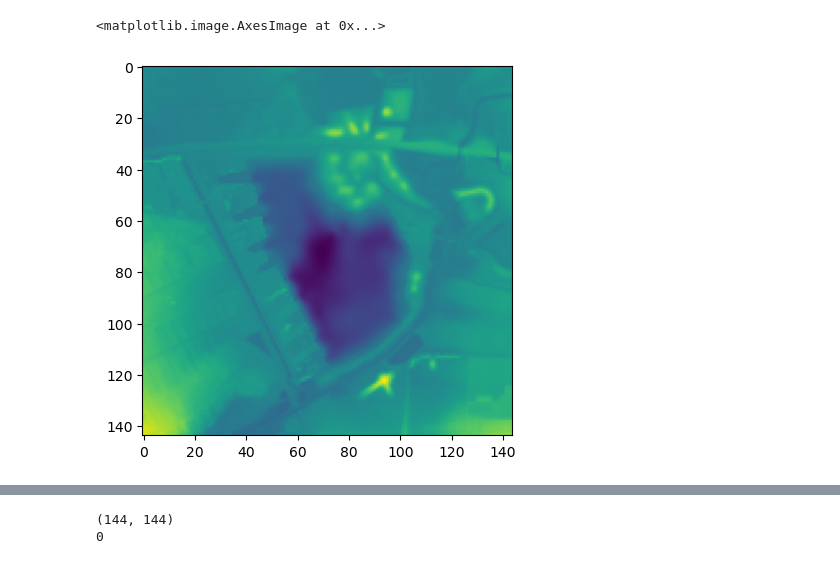
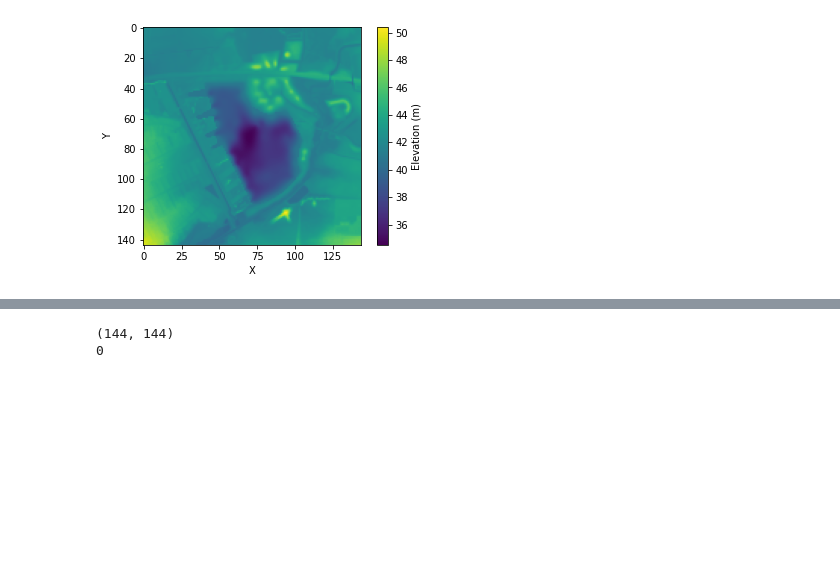
Before and after one commit to KennethTM/autoencoder-for-lake-bathymetry, a Jupyter notebook: Example notebook.ipynb, the cells around one changed output, grey strips where cells are left out. Drawn from its saved outputs; the diff is of its cells as text; code cells hidden in the pictures; blank space fills up the shorter version.

```diff
--- a/Example notebook.ipynb
+++ b/Example notebook.ipynb
@@ -51,12 +35,24 @@ with rio.open(lake_2_path, 'r') as src:
 with rio.open(mask_2_path, 'r') as src:
     mask = src.read(1)
     mask[mask == -9999] = 0 #Replace raster nodata value (-9999) with 0
+# %%
+#Define function for plotting
+def plot_grid(img):
+    fig, ax = plt.subplots()
+
+    shw = ax.imshow(img)
+
+    bar = plt.colorbar(shw)
+
+    plt.xlabel('X')
+    plt.ylabel('Y')
+    bar.set_label('Elevation (m)')
+    plt.show()
 # %%
 #Plot dem and lake bathymetry
-plt.imshow(lake)
+plot_grid(lake)
 # %% [output]
-<matplotlib.image.AxesImage at 0x...>
-[figure, old version]
+[figure, new version]
 # %%
 #Plot lake bathymetry
 lake_mask = lake * mask
```
Also changed, not shown: parts of 6 cells of this notebook, 4 other files.
